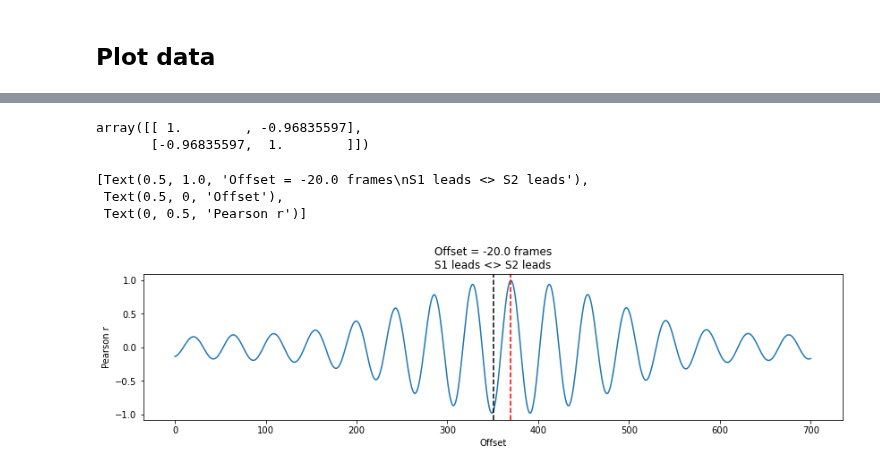
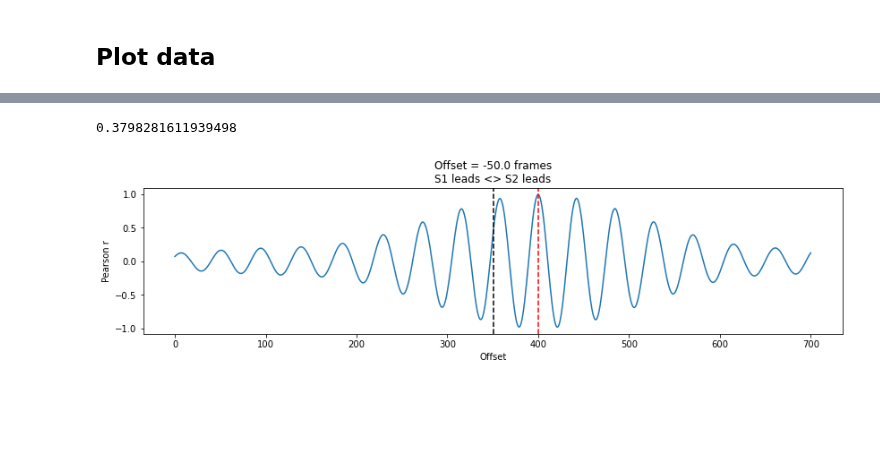
Before and after one commit to visserle/two-hearts, a Jupyter notebook: 05_simulation.ipynb, the cells around one changed output, grey strips where cells are left out. Drawn from its saved outputs; the diff is of its cells as text; code cells hidden in the pictures; blank space fills up the shorter version.

```diff
--- a/05_simulation.ipynb
+++ b/05_simulation.ipynb
@@ -104,7 +134,7 @@ noise = []
 con = "gaze"
 # %%
 # Load data: raw ecgs for 300 s at 2000 Hz
-ecg_raw[con] = np.load(f"data/ecg_raw/ecg_raw_gaze.npy")
+ecg_raw[con] = np.load(f"data/ecg_raw/ecg_raw_{con}.npy")
 
 # Clean and normalize data
 ecg[con] = [
@@ -122,7 +152,6 @@ rpeaks[con] = [
         )[0]["ECG_R_Peaks"]
     for i in participants
 ]
-
 rpeaks_idx[con] = [
     [
         s for s,
@@ -131,15 +160,13 @@ rpeaks_idx[con] = [
     ]
     for i in participants
 ]
-
 noise = [
-    # 2 vaules in a nested list
-    make_noise(rpeaks_idx[con][i],noise_spread=30)
+    # returns 2 vaules in a nested list: noise[:] & noisepercentage[-1]
+    make_noise(rpeaks_idx[con][i],noise_spread=0)
     for i in participants
 ]
 # %%
 # Create SYNC with GAZE+noise
-
 rpeaks_idx["sync_temp"] = [
     np.array(rpeaks_idx["gaze"][i])+(noise[i][0])
     for i in participants
@@ -166,4 +193,12 @@ rpeaks_idx["sync"][1::2] = [
 ]
 
 del rpeaks_idx["sync_temp"]
+
+# Add lag
+lag = 1*sampling_rate
+rpeaks_idx["sync"][1::2] = [
+    rpeaks_idx["sync"][i]+np.array(lag)
+    for i in participants
+    if i % 2 == 1
+]
 # %%
@@ -232,13 +285,13 @@ np.save(f"data/simulation/data_{con}.npy", data_fin)
 # %%
 # Sanity check
 # Should be all equal and true if noise_spread = 0
-a = data_fin
-plt.xlim(14000,14900)
-plt.plot(a["gaze"][0][lag:])
-plt.plot(a["sync"][0][lag:])
-plt.plot(a["sync"][1])
+lag = 50
+a = data
+plt.xlim(14000,14500)
+plt.plot(a["sync"][0])
+plt.plot(a["sync"][1][lag:])
 
-print(np.equal(a["gaze"][0][:-lag],a["sync"][0]))
-print(np.equal(a["sync"][0][lag:],a["sync"][1][:-lag]))
+print(np.equal(a["gaze"][0],a["sync"][0]))
+print(np.equal(a["sync"][0][:-lag],a["sync"][1][lag:]))
 # %% [output]
 [ True  True  True ...  True  True  True]
@@ -371,42 +460,45 @@ array([ True,  True,  True, ...,  True,  True,  True])
 # %%
-corr = np.corrcoef(data_fin["sync"][0],data_fin["sync"][1])
+corr = np.corrcoef(data_fin["sync"][0],data_fin["sync"][1])[0,1]
 corr
 # %% [output]
-array([[ 1.        , -0.96835597],
-       [-0.96835597,  1.        ]])
+0.3798281611939498
 # %%
+# Modified from:
+# https://towardsdatascience.com/four-ways-to-quantify-synchrony-between-time-series-data-b99136c4a9c9
 def crosscorr(datax, datay, lag=0, wrap=False):
     """ Lag-N cross correlation.
     Shifted data filled with NaNs
 
     Parameters
     ----------
     lag : int, default 0
     datax, datay : pandas.Series objects of equal length
     Returns
     ----------
     crosscorr : float
     """
     if wrap:
         shiftedy = datay.shift(lag)
         shiftedy.iloc[:lag] = datay.iloc[-lag:].values
         return datax.corr(shiftedy)
     else:
         return datax.corr(datay.shift(lag))
 
 d1 = pd.Series(data_fin["sync"][0])
 d2 = pd.Series(data_fin["sync"][1])
 seconds = 7
 sampling_rate = 50
-rs = [crosscorr(d1,d2, lag) for lag in range(-int(seconds*sampling_rate),int(seconds*sampling_rate+1))]
+rs = [
+    crosscorr(d1,d2, lag)
+    for lag in range(
+        -int(seconds*sampling_rate),
+        int(seconds*sampling_rate+1))
+    ]
 offset = np.floor(len(rs)/2)-np.argmax(rs)
 f,ax=plt.subplots(figsize=(14,3))
 ax.plot(rs)
 ax.axvline(np.ceil(len(rs)/2),color='k',linestyle='--',label='Center')
 ax.axvline(np.argmax(rs),color='r',linestyle='--',label='Peak synchrony')
-ax.set(title=f'Offset = {offset} frames\nS1 leads <> S2 leads', xlabel='Offset',ylabel='Pearson r')
+ax.set(title=f'Offset = {offset} frames\nS1 leads <> S2 leads', xlabel='Offset',ylabel='Pearson r');
 # %% [output]
-[Text(0.5, 1.0, 'Offset = -20.0 frames\nS1 leads <> S2 leads'),
- Text(0.5, 0, 'Offset'),
- Text(0, 0.5, 'Pearson r')]
-[figure, old version]
+[figure, new version]
```
Also changed, not shown: parts of 11 cells of this notebook.
